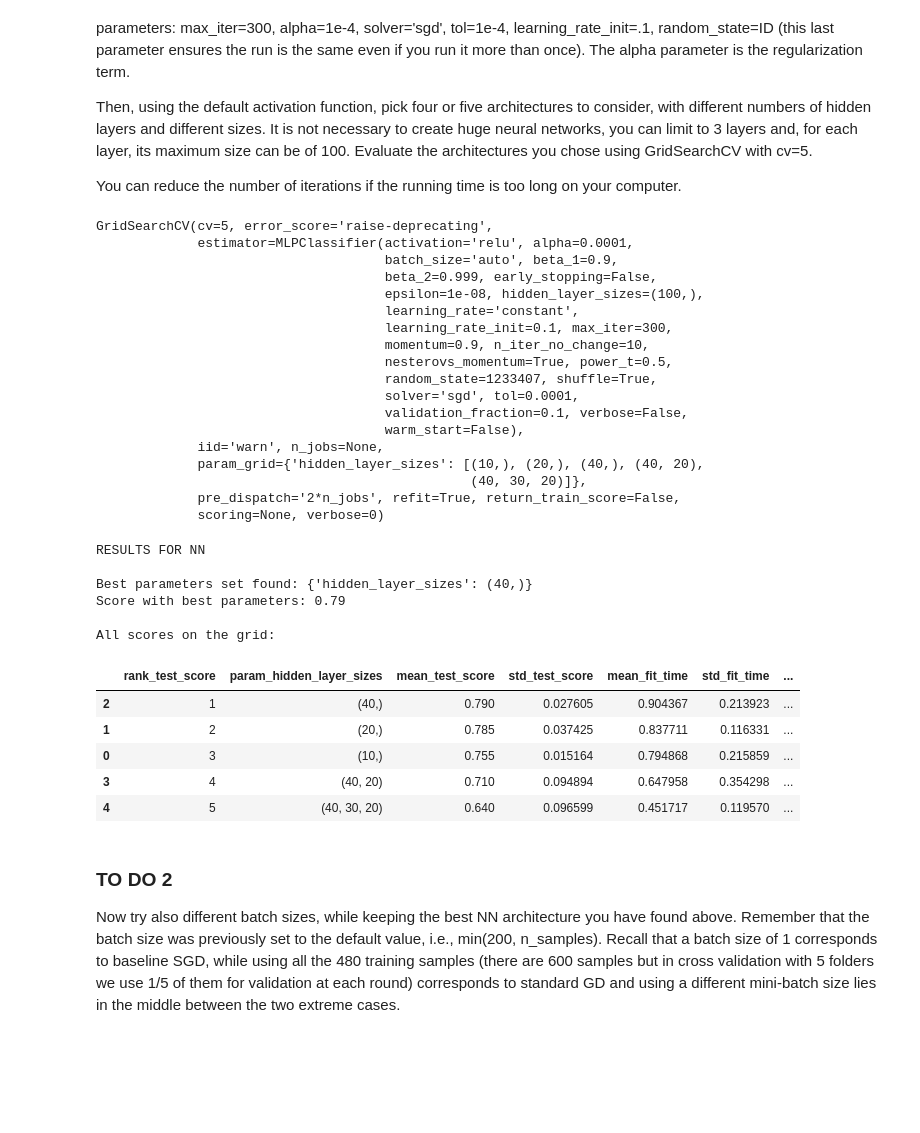
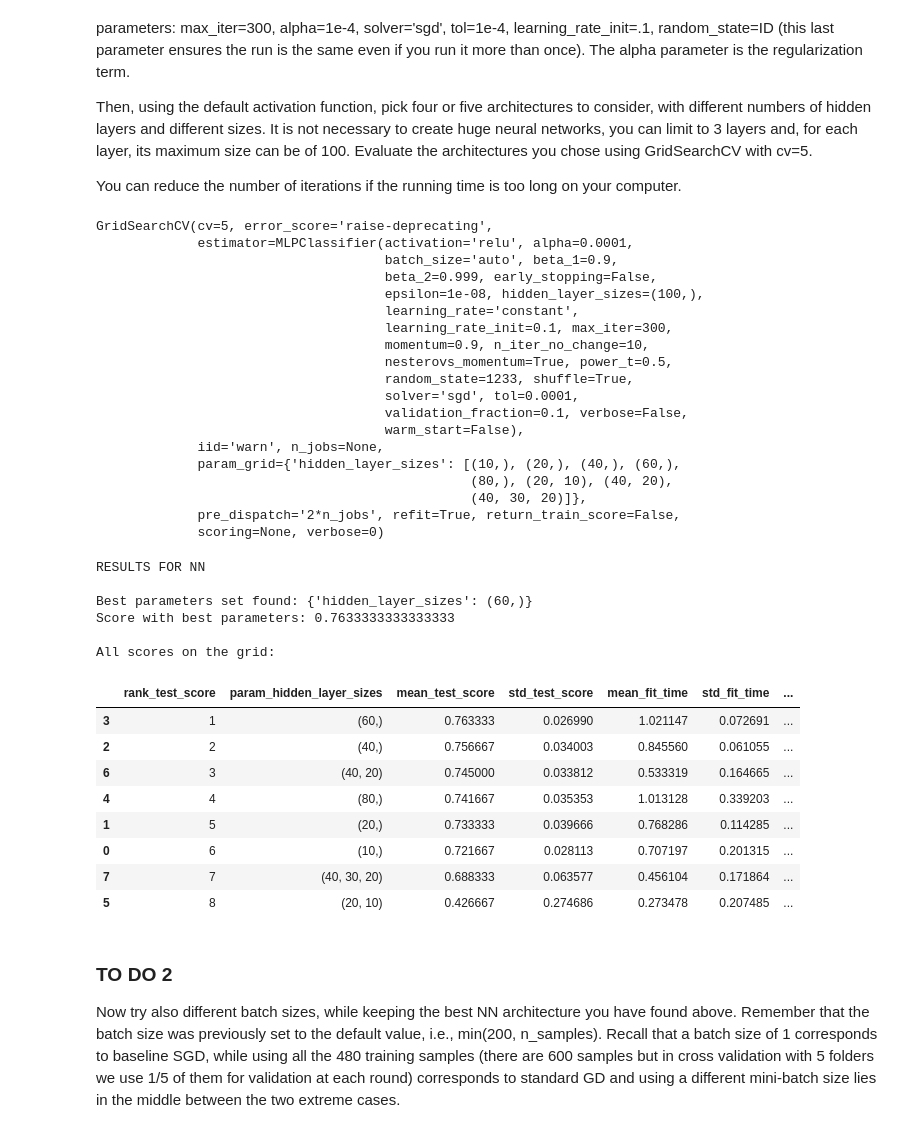
Before and after one commit to andrybicio/ML, a Jupyter notebook: LAB3/ANDREA_NICOLAI_Clothes_classification_with_NN.ipynb, the cells around one changed output. Drawn from its saved outputs; the diff is of its cells as text; code cells hidden in the pictures; blank space fills up the shorter version.

```diff
--- a/LAB3/ANDREA_NICOLAI_Clothes_classification_with_NN.ipynb
+++ b/LAB3/ANDREA_NICOLAI_Clothes_classification_with_NN.ipynb
@@ -53,7 +53,7 @@ def load_mnist(path, kind='train'):
 # TODO
 Place a seed for the random generator (you can use your "numero di matricola"). Try to change the seed to see the impact of the randomization.
 # %%
-ID = 1233407#PLACE YOUR ID
+ID = 1233#PLACE YOUR ID
 np.random.seed(ID)
 # %%
 #load the MNIST dataset and let's normalize the features so that each value is in [0,1]
@@ -122,7 +122,7 @@ Then, using the default activation function, pick four or five architectures to
 You can reduce the number of iterations if the running time is too long on your computer.
 # %%
 # these are sample values but feel free to change them as you like, try to experiment with different sizes!!
-parameters = {'hidden_layer_sizes': [(10,), (20,), (40,), (40,20,), (40,30,20) ]}
+parameters = {'hidden_layer_sizes': [(10,), (20,), (40,), (60,), (80,), (20, 10), (40,20,), (40,30,20) ]}
 
 mlp = MLPClassifier(max_iter=300, alpha=1e-4, solver='sgd',
                     tol=1e-4, random_state=ID,
@@ -140,39 +140,44 @@ GridSearchCV(cv=5, error_score='raise-deprecating',
                                      learning_rate_init=0.1, max_iter=300,
                                      momentum=0.9, n_iter_no_change=10,
                                      nesterovs_momentum=True, power_t=0.5,
-                                     random_state=1233407, shuffle=True,
+                                     random_state=1233, shuffle=True,
                                      solver='sgd', tol=0.0001,
                                      validation_fraction=0.1, verbose=False,
                                      warm_start=False),
              iid='warn', n_jobs=None,
-             param_grid={'hidden_layer_sizes': [(10,), (20,), (40,), (40, 20),
+             param_grid={'hidden_layer_sizes': [(10,), (20,), (40,), (60,),
+                                                (80,), (20, 10), (40, 20),
                                                 (40, 30, 20)]},
              pre_dispatch='2*n_jobs', refit=True, return_train_score=False,
              scoring=None, verbose=0)
 # %%
 print ('RESULTS FOR NN\n')
 
 print("Best parameters set found:",  nn_classif.best_params_ )
 print("Score with best parameters:", nn_classif.best_score_)
-best_hidd_lay_size = nn_classif.best_params_.get('hidden_layer_sizes')
+#best_hidd_lay_size = nn_classif.best_params_.get('hidden_layer_sizes')
+best_hidd_lay_size = (80,)
 print("\nAll scores on the grid:")
 scores = pd.DataFrame(nn_classif.cv_results_)[['rank_test_score','param_hidden_layer_sizes','mean_test_score',
                                                'std_test_score', 'mean_fit_time','std_fit_time',
                                                'mean_score_time','std_score_time']]
 scores.sort_values('rank_test_score')
 # %% [output]
 RESULTS FOR NN
 
-Best parameters set found: {'hidden_layer_sizes': (40,)}
-Score with best parameters: 0.79
+Best parameters set found: {'hidden_layer_sizes': (60,)}
+Score with best parameters: 0.7633333333333333
 
 All scores on the grid:
 |  | rank_test_score | param_hidden_layer_sizes | mean_test_score | std_test_score | mean_fit_time | std_fit_time | ... |
-| 2 | 1 | (40,) | 0.790 | 0.027605 | 0.904367 | 0.213923 | ... |
-| 1 | 2 | (20,) | 0.785 | 0.037425 | 0.837711 | 0.116331 | ... |
-| 0 | 3 | (10,) | 0.755 | 0.015164 | 0.794868 | 0.215859 | ... |
-| 3 | 4 | (40, 20) | 0.710 | 0.094894 | 0.647958 | 0.354298 | ... |
-| 4 | 5 | (40, 30, 20) | 0.640 | 0.096599 | 0.451717 | 0.119570 | ... |
+| 3 | 1 | (60,) | 0.763333 | 0.026990 | 1.021147 | 0.072691 | ... |
+| 2 | 2 | (40,) | 0.756667 | 0.034003 | 0.845560 | 0.061055 | ... |
+| 6 | 3 | (40, 20) | 0.745000 | 0.033812 | 0.533319 | 0.164665 | ... |
+| 4 | 4 | (80,) | 0.741667 | 0.035353 | 1.013128 | 0.339203 | ... |
+| 1 | 5 | (20,) | 0.733333 | 0.039666 | 0.768286 | 0.114285 | ... |
+| 0 | 6 | (10,) | 0.721667 | 0.028113 | 0.707197 | 0.201315 | ... |
+| 7 | 7 | (40, 30, 20) | 0.688333 | 0.063577 | 0.456104 | 0.171864 | ... |
+| 5 | 8 | (20, 10) | 0.426667 | 0.274686 | 0.273478 | 0.207485 | ... |
 # %% [markdown]
 ### TO DO 2
 
```
Also changed, not shown: parts of 23 cells of this notebook.
